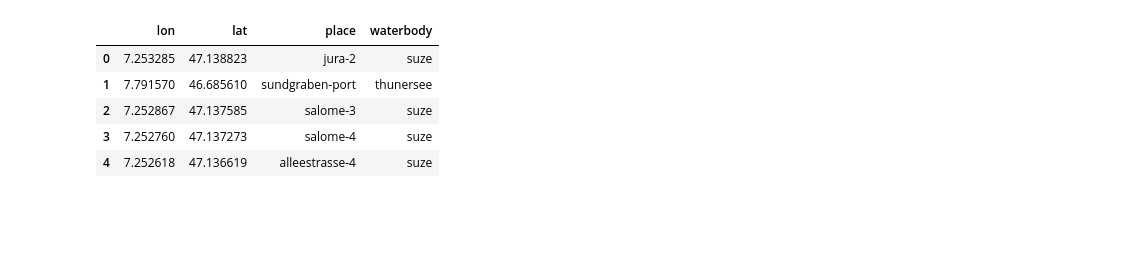
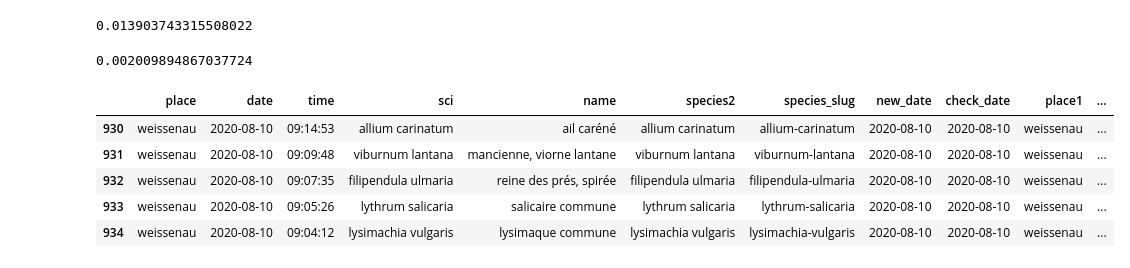
Before and after one commit to thorerismann/hdbot, a Jupyter notebook: preprocess_final.ipynb, the cells around one changed output. Saved outputs shown, nothing was run; the diff lists cells and outputs as text; code cells hidden in the pictures; blank space fills up the shorter version.

```diff
--- a/preprocess_final.ipynb
+++ b/preprocess_final.ipynb
@@ -12,3 +12,7 @@ import math
 import json
 
 here = os.getcwd()
+flora_h = F"{here}/data/florahelvetica/"
+flora_h_ws = F"{flora_h}atlasws/"
+flora_h_55 = F"{flora_h}atlas5x5/"
+data_2020 = F"{here}/data/2020/"
@@ -198,6 +324,7 @@ a = set(gbif.atuple.unique())
 # %%
 #correct wrong species name inputs in the samples data
 #samples list
+samples = data_and_keys['surveys'].copy()
 replacedict = {
     'verbanum bonariensis ':'verbena bonariensis',
     'medicago varia':'medicago sativa',
@@ -228,4 +355,6 @@ def new_func(x,keys):
         data = x
     return data
 samples["species2"] = samples.sci.map(lambda x: new_func(x, replacedict))
-samples["species1"] = samples.species2.map(lambda x: change_species(x))
+samples["species_slug"] = samples.species2.map(lambda x: change_species(x))
+
+data_and_keys.update({'surveys':samples})
@@ -257,13 +377,13 @@ def make_timestamp(x):
     try:
         data = dt.datetime.strptime(x, "%Y-%m-%d")
     except:
-        data = 'no date'
+        data = 'no luck'
 
     return data
-samples['check_date'] = samples.new_date.map(lambda x: make_timestamp(x))
+# samples['check_date'] = samples.new_date.map(lambda x: make_timestamp(x))
 samples['date'] = samples.new_date
 
-print(F"\nThese are the records in a with no valid date:\n\n{samples[samples.check_date == 'no date']}\n")
+print(F"\nThese are the records in a with no valid date:\n\n{samples[samples.date == 'no luck']}\n")
 # %% [output]
 These are the records in a with no valid date:
 
@@ -273,3 +447,11 @@ Index: []
+# %%
+len(dname)/len(d)
+# %% [output]
+0.013903743315508022
+# %%
+len(f_w_obs[f_w_obs.species_slug == a_name])/len(f_w_obs)
+# %% [output]
+0.002009894867037724
 # %%
 #sample place columns
 
@@ -305,41 +487,38 @@ def add_waterbody(x):
         data = "bielersee"
     else:
         data = "suze_b"
     return data
 samples["waterbody"] = samples.place.map(lambda x: add_waterbody(x))
 
 #add welten-sutter number to sample location
 def addwsnum(x):
     pattern1 = "sund"
     pattern2 = "cheyre"
     pattern3 = "lucherz"
     pattern4 = "weisse"
     pattern5 = "falls"
     if pattern1 in x:
         data = "ws572"
     elif pattern2 in x:
         data = "ws226"
     elif pattern3 in x:
         data = "ws252"
     elif pattern4 in x:
         data = "ws573"
     elif pattern5 in x:
         data = "not-relevant"
     else:
         data = "ws151"
     return data
 
 samples["wsnum"] = samples.place.map(lambda x: addwsnum(x))
 samples.tail()
-
-#using place as key, append the longitude, lattitude and waterbody to each sample. (replacing the existing waterbody column)
-map_keys.head()
 # %% [output]
-|  | lon | lat | place | waterbody |
-| 0 | 7.253285 | 47.138823 | jura-2 | suze |
-| 1 | 7.791570 | 46.685610 | sundgraben-port | thunersee |
-| 2 | 7.252867 | 47.137585 | salome-3 | suze |
-| 3 | 7.252760 | 47.137273 | salome-4 | suze |
-| 4 | 7.252618 | 47.136619 | alleestrasse-4 | suze |
+|  | place | date | time | sci | name | species2 | species_slug | new_date | check_date | place1 | ... |
+| 930 | weissenau | 2020-08-10 | 09:14:53 | allium carinatum | ail caréné | allium carinatum | allium-carinatum | 2020-08-10 | 2020-08-10 | weissenau | ... |
+| 931 | weissenau | 2020-08-10 | 09:09:48 | viburnum lantana | mancienne, viorne lantane | viburnum lantana | viburnum-lantana | 2020-08-10 | 2020-08-10 | weissenau | ... |
+| 932 | weissenau | 2020-08-10 | 09:07:35 | filipendula ulmaria | reine des prés, spirée | filipendula ulmaria | filipendula-ulmaria | 2020-08-10 | 2020-08-10 | weissenau | ... |
+| 933 | weissenau | 2020-08-10 | 09:05:26 | lythrum salicaria | salicaire commune | lythrum salicaria | lythrum-salicaria | 2020-08-10 | 2020-08-10 | weissenau | ... |
+| 934 | weissenau | 2020-08-10 | 09:04:12 | lysimachia vulgaris | lysimaque commune | lysimachia vulgaris | lysimachia-vulgaris | 2020-08-10 | 2020-08-10 | weissenau | ... |
 # %%
 samples.head()
```
Also changed, not shown: parts of 30 cells of this notebook, 3 other files.
